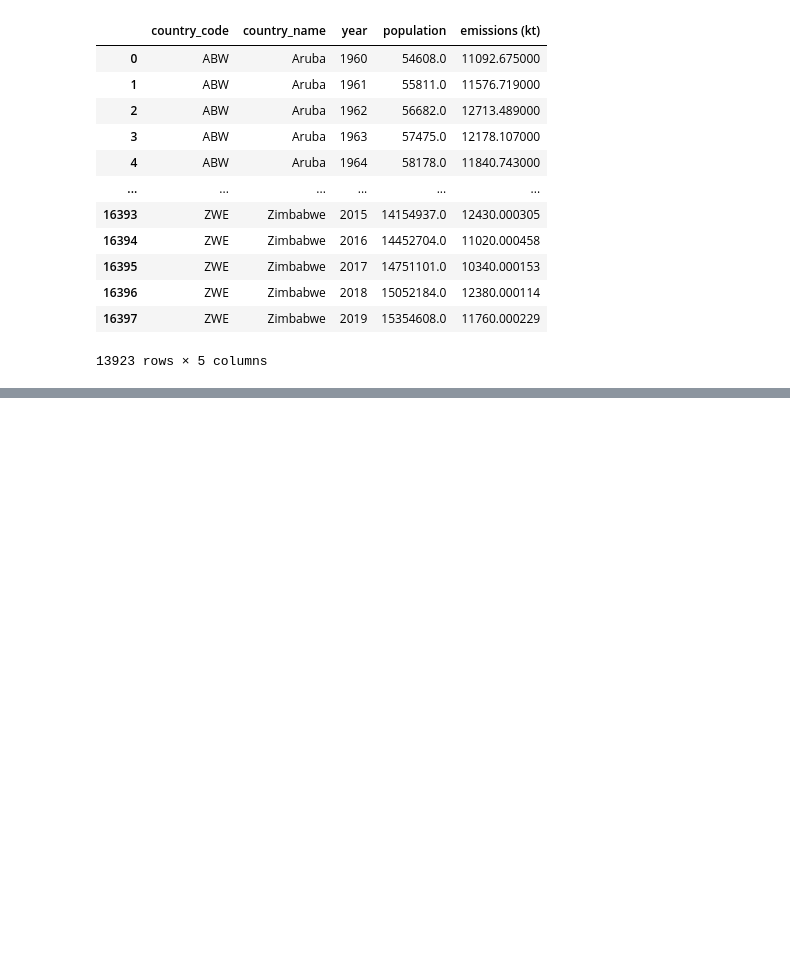
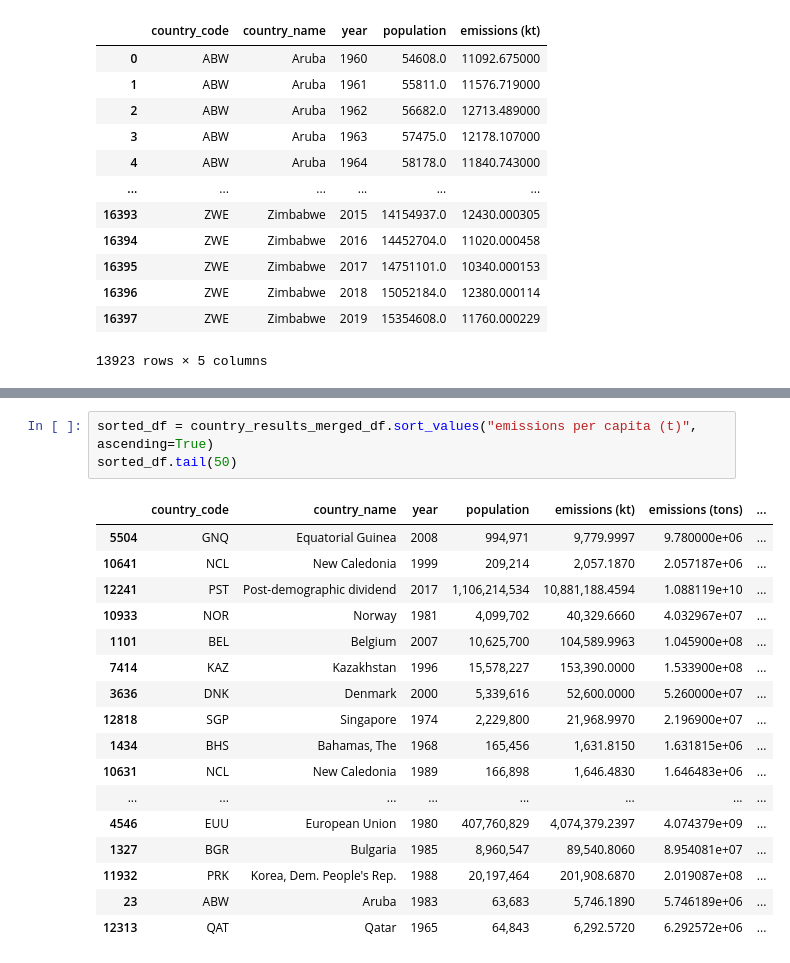
Before and after one commit to Blake-Singewald/CO2-Emissions, a Jupyter notebook: CO2-Emissions-Project/co2.ipynb, the cells around one changed output, grey strips where cells are left out. Cells and saved outputs as stored; diff of their text form; blank space fills up the shorter version.

```diff
--- a/CO2-Emissions-Project/co2.ipynb
+++ b/CO2-Emissions-Project/co2.ipynb
@@ -183,0 +243,21 @@ See the caveats in the documentation: https://pandas.pydata.org/pandas-docs/stab
+# %%
+sorted_df = country_results_merged_df.sort_values("emissions per capita (t)", ascending=True)
+sorted_df.tail(50)
+# %% [output]
+|  | country_code | country_name | year | population | emissions (kt) | emissions (tons) | ... |
+| 5504 | GNQ | Equatorial Guinea | 2008 | 994,971 | 9,779.9997 | 9.780000e+06 | ... |
+| 10641 | NCL | New Caledonia | 1999 | 209,214 | 2,057.1870 | 2.057187e+06 | ... |
+| 12241 | PST | Post-demographic dividend | 2017 | 1,106,214,534 | 10,881,188.4594 | 1.088119e+10 | ... |
+| 10933 | NOR | Norway | 1981 | 4,099,702 | 40,329.6660 | 4.032967e+07 | ... |
+| 1101 | BEL | Belgium | 2007 | 10,625,700 | 104,589.9963 | 1.045900e+08 | ... |
+| 7414 | KAZ | Kazakhstan | 1996 | 15,578,227 | 153,390.0000 | 1.533900e+08 | ... |
+| 3636 | DNK | Denmark | 2000 | 5,339,616 | 52,600.0000 | 5.260000e+07 | ... |
+| 12818 | SGP | Singapore | 1974 | 2,229,800 | 21,968.9970 | 2.196900e+07 | ... |
+| 1434 | BHS | Bahamas, The | 1968 | 165,456 | 1,631.8150 | 1.631815e+06 | ... |
+| 10631 | NCL | New Caledonia | 1989 | 166,898 | 1,646.4830 | 1.646483e+06 | ... |
+| ... | ... | ... | ... | ... | ... | ... | ... |
+| 4546 | EUU | European Union | 1980 | 407,760,829 | 4,074,379.2397 | 4.074379e+09 | ... |
+| 1327 | BGR | Bulgaria | 1985 | 8,960,547 | 89,540.8060 | 8.954081e+07 | ... |
+| 11932 | PRK | Korea, Dem. People's Rep. | 1988 | 20,197,464 | 201,908.6870 | 2.019087e+08 | ... |
+| 23 | ABW | Aruba | 1983 | 63,683 | 5,746.1890 | 5.746189e+06 | ... |
+| 12313 | QAT | Qatar | 1965 | 64,843 | 6,292.5720 | 6.292572e+06 | ... |
```
Also changed, not shown: parts of 6 cells of this notebook.
